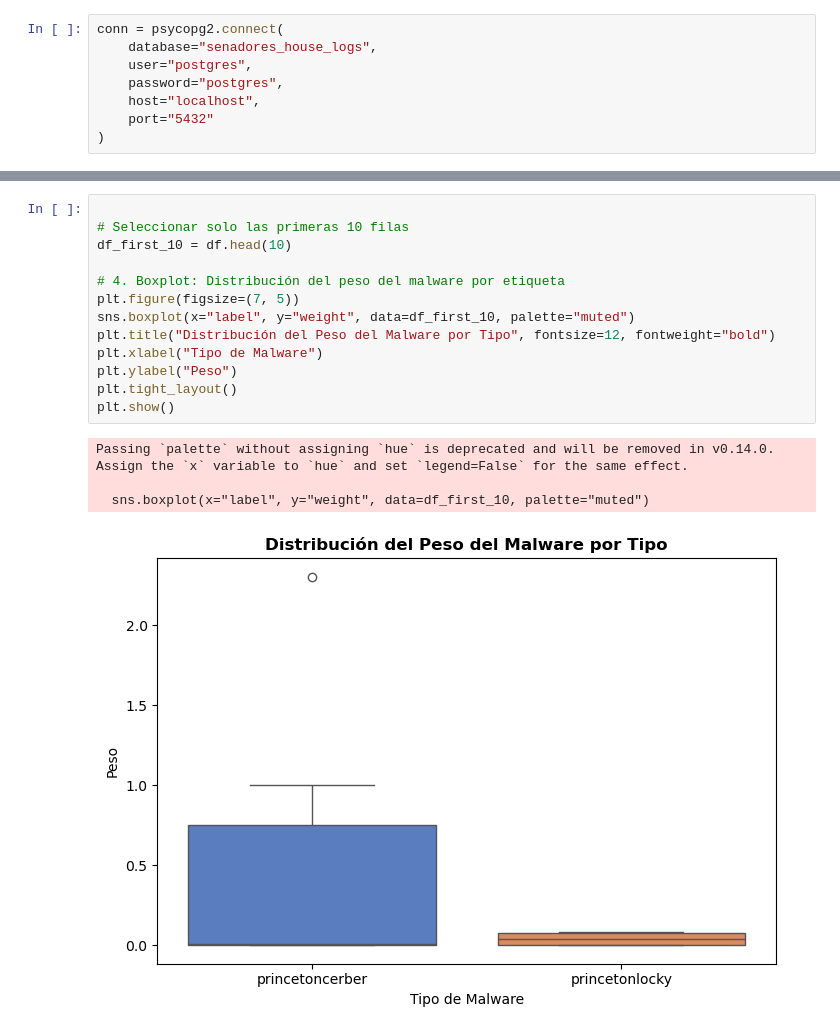
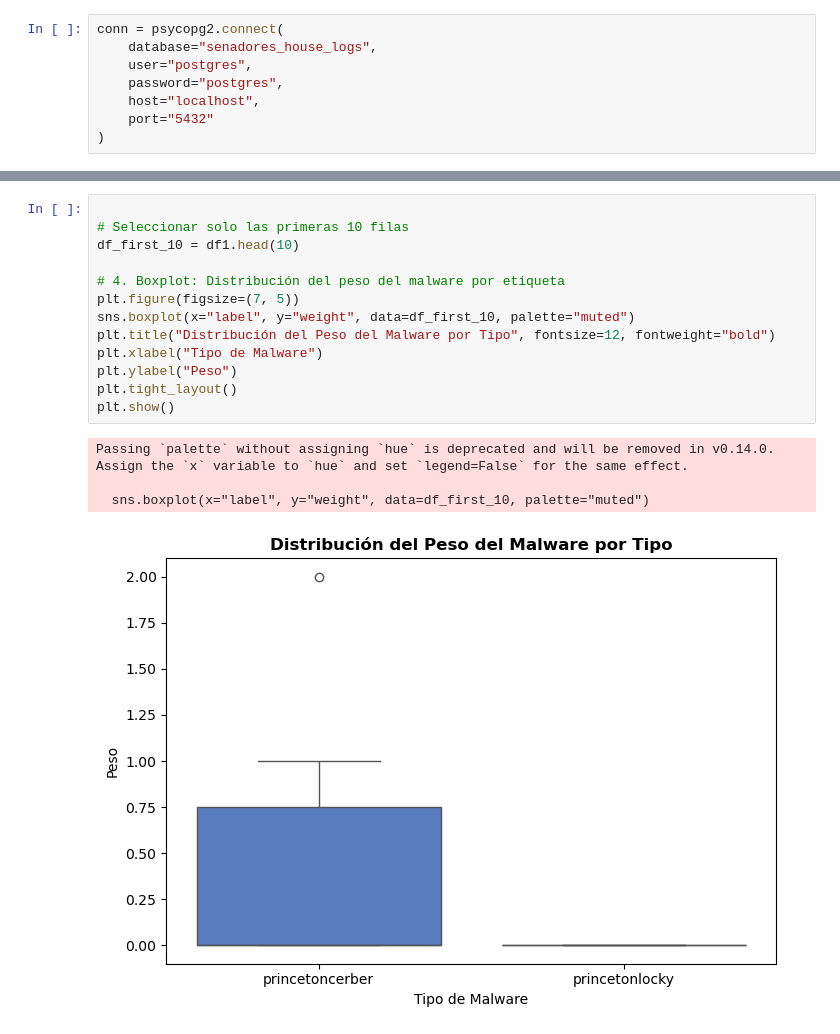
Before and after one commit to blackground-1/Practica3_GR_6, a Jupyter notebook: Ejercicio.ipynb, the cells around one changed output, grey strips where cells are left out. Cells and saved outputs as stored; diff of their text form.

```diff
--- a/Ejercicio.ipynb
+++ b/Ejercicio.ipynb
@@ -274,18 +310,18 @@ plt.show()
 # %%
 
 # Seleccionar solo las primeras 10 filas
-df_first_10 = df.head(10)
+df_first_10 = df1.head(10)
 
 # 4. Boxplot: Distribución del peso del malware por etiqueta
 plt.figure(figsize=(7, 5))
 sns.boxplot(x="label", y="weight", data=df_first_10, palette="muted")
 plt.title("Distribución del Peso del Malware por Tipo", fontsize=12, fontweight="bold")
 plt.xlabel("Tipo de Malware")
 plt.ylabel("Peso")
 plt.tight_layout()
 plt.show()
 # %% [output]
 Passing `palette` without assigning `hue` is deprecated and will be removed in v0.14.0. Assign the `x` variable to `hue` and set `legend=False` for the same effect.
 
   sns.boxplot(x="label", y="weight", data=df_first_10, palette="muted")
-[figure, old version]
+[figure, new version]
```
Also changed, not shown: parts of 3 cells of this notebook.
